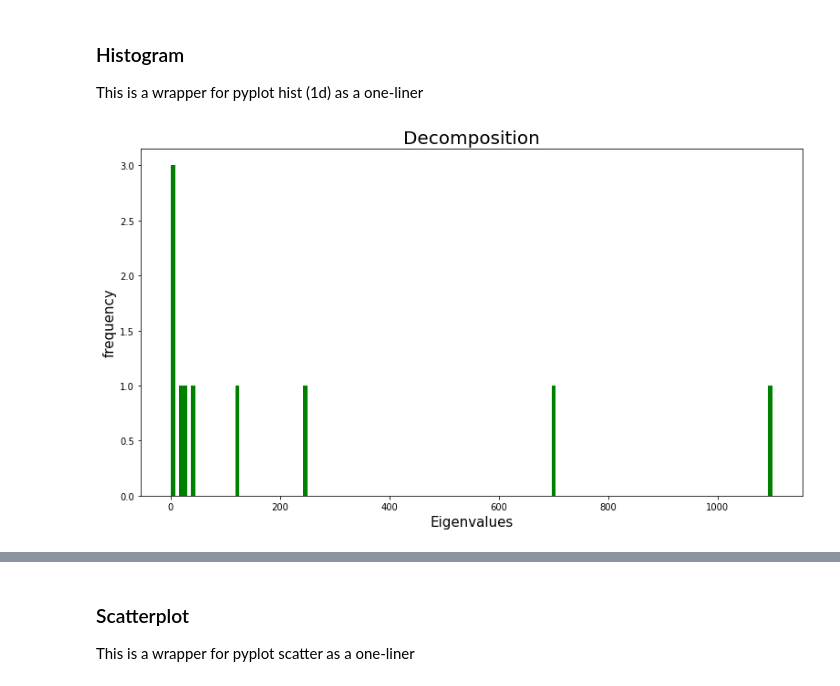
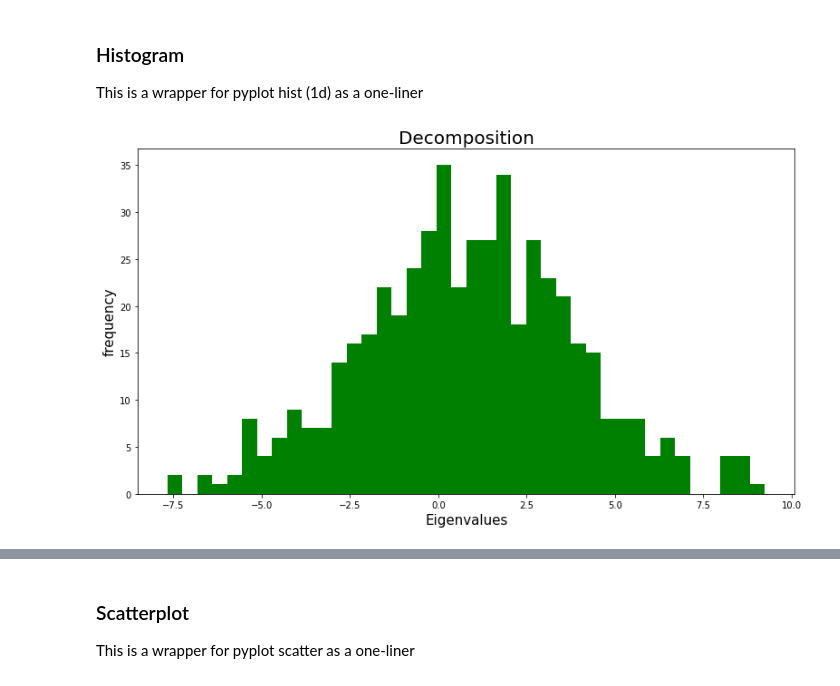
Before and after one commit to Mitchellpkt/python-isthmuslib, a Jupyter notebook: light-demo.ipynb, the cells around one changed output, grey strips where cells are left out. Cells and saved outputs as stored; diff of their text form; code cells hidden in the pictures.

Commit message:
updates demo book to show histogram with dictionary

```diff
--- a/light-demo.ipynb
+++ b/light-demo.ipynb
@@ -7,11 +5,11 @@ ModuleNotFoundError: No module named 'isthmuslib'
 # %% [markdown]
 ### Get sample data set (#1)
 # %%
-x,y = isli.demoData(1)
+x,y = isli.demoData(5)
 # %% [markdown]
 ### Histogram
 This is a wrapper for pyplot hist (1d) as a one-liner
 # %%
-isli.hist(y, xlabel='Eigenvalues', title='Decomposition');
+isli.hist(y, xlabel='Eigenvalues', title='Decomposition', bins=40);
 # %% [output]
-[figure, old version]
+[figure, new version]
```
Also changed, not shown: parts of 6 cells of this notebook.
